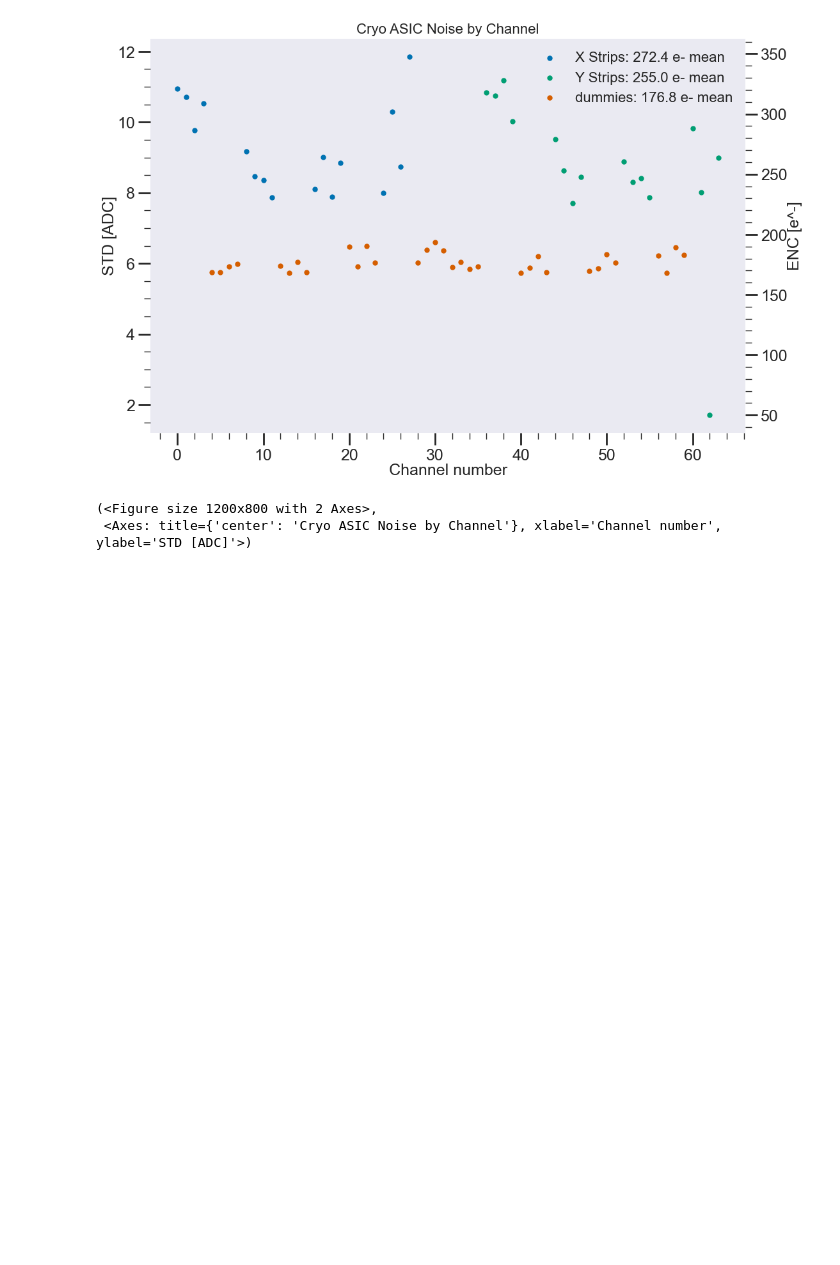
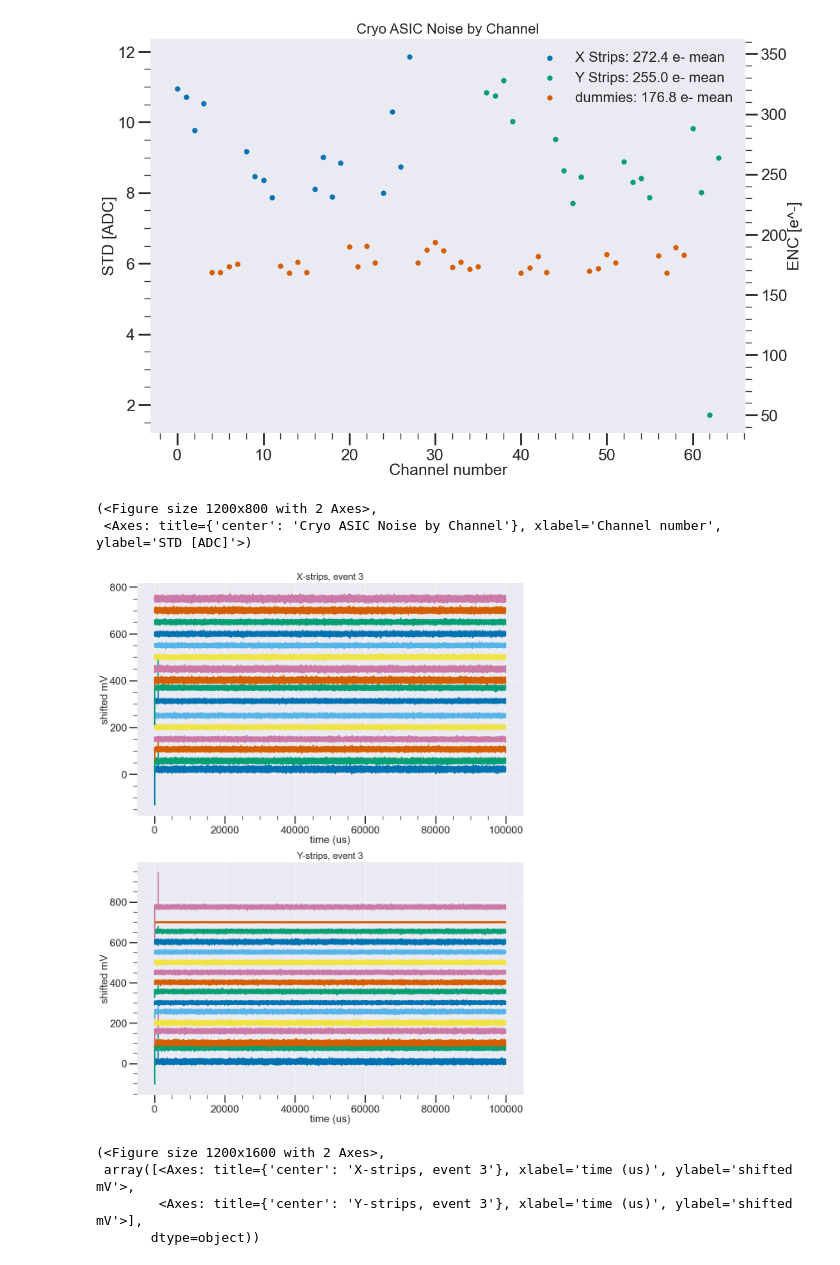
Before and after one commit to nEXO-collaboration/cryo-asic-analysis, a Jupyter notebook: notebooks/strip_plot_demonstrator.ipynb, the cells around one changed output. Cells and saved outputs as stored; diff of their text form; code cells hidden in the pictures; blank space fills up the shorter version.

```diff
--- a/notebooks/strip_plot_demonstrator.ipynb
+++ b/notebooks/strip_plot_demonstrator.ipynb
@@ -79,3 +79,12 @@ ca.plot_stds()
 [figure]
 (<Figure size 1200x800 with 2 Axes>,
  <Axes: title={'center': 'Cryo ASIC Noise by Channel'}, xlabel='Channel number', ylabel='STD [ADC]'>)
+# %%
+
+ca.plot_strips_waveforms_separated(3)
+# %% [output]
+[figure, added]
+(<Figure size 1200x1600 with 2 Axes>,
+ array([<Axes: title={'center': 'X-strips, event 3'}, xlabel='time (us)', ylabel='shifted mV'>,
+        <Axes: title={'center': 'Y-strips, event 3'}, xlabel='time (us)', ylabel='shifted mV'>],
+       dtype=object))
```
Also changed, not shown: parts of 3 cells of this notebook, 4 other files.
